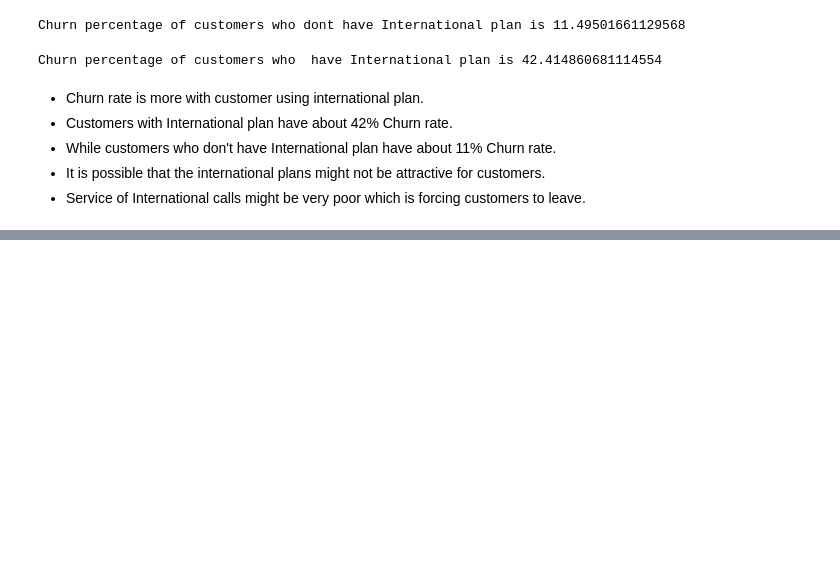
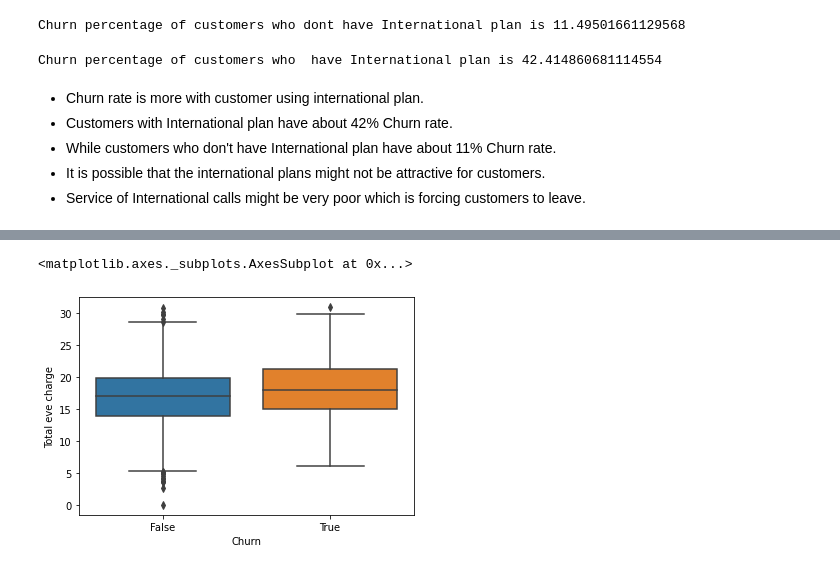
Before and after one commit to omajipawar/Telecom-Churn-Analysis, a Jupyter notebook: Telecom_Churn_Analysis_(Omaji_Pawar)_Capstone_Project.ipynb, the cells around one changed output, grey strips where cells are left out. Drawn from its saved outputs; the diff is of its cells as text; code cells hidden in the pictures; blank space fills up the shorter version.

```diff
--- a/Telecom_Churn_Analysis_(Omaji_Pawar)_Capstone_Project.ipynb
+++ b/Telecom_Churn_Analysis_(Omaji_Pawar)_Capstone_Project.ipynb
@@ -310,0 +319,6 @@ Churn percentage of customers who  have International plan is 42.414860681114554
+# %%
+#plotting Box plot showing how Total eveining charge has an impact on Churn
+sns.boxplot(x='Churn',y='Total eve charge', data = df)
+# %% [output]
+<matplotlib.axes._subplots.AxesSubplot at 0x...>
+[figure, added]
```
Also changed, not shown: parts of 15 cells of this notebook.
